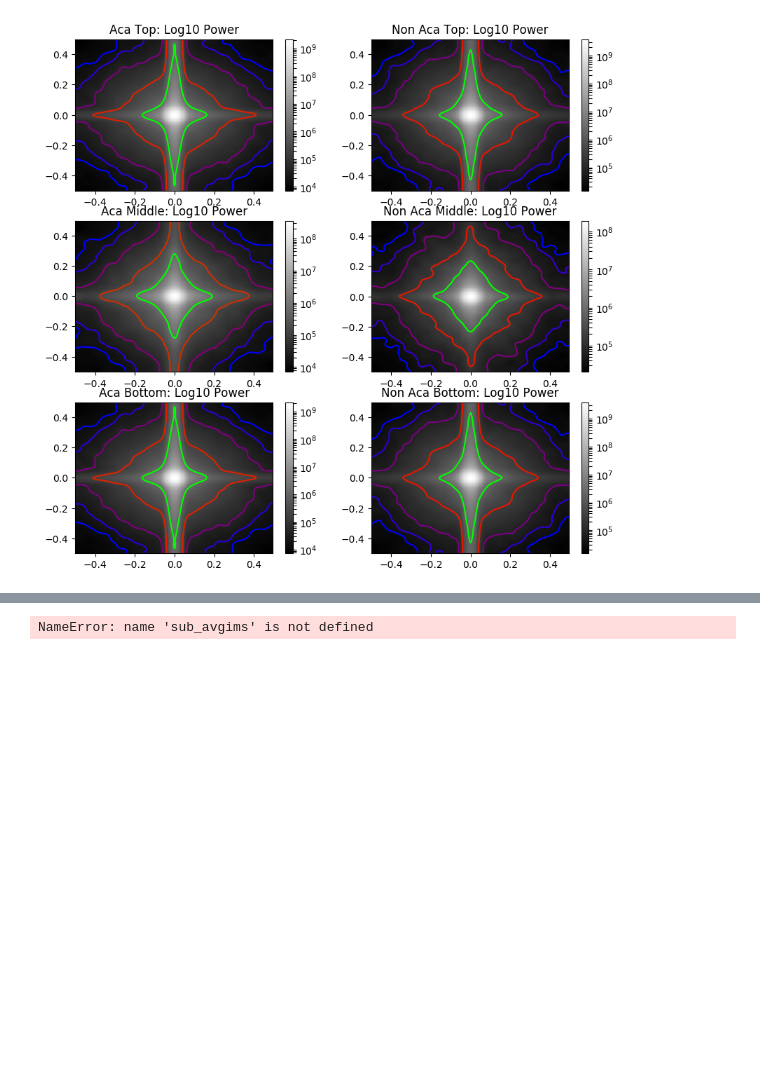
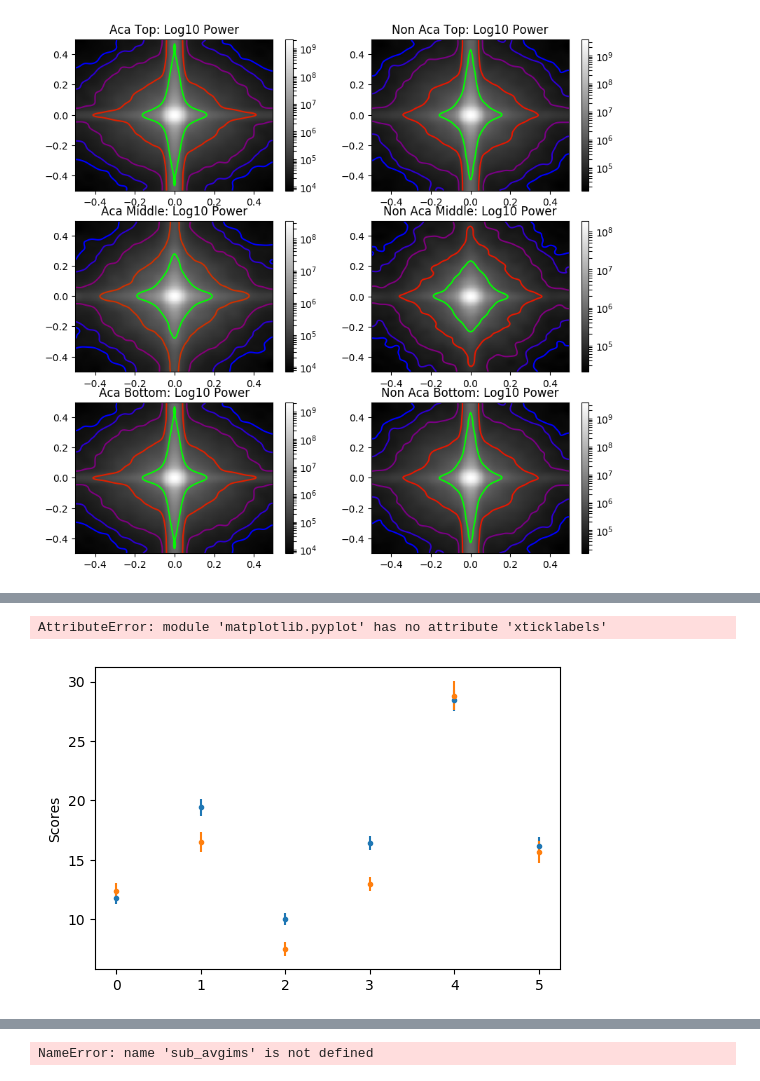
Before and after one commit to Akshugopi/myopiaNaturalScenes, a Jupyter notebook: myopiaNaturalScenes.ipynb, the cells around one changed output, grey strips where cells are left out. Saved outputs shown, nothing was run; the diff lists cells and outputs as text; code cells hidden in the pictures; blank space fills up the shorter version.

```diff
--- a/myopiaNaturalScenes.ipynb
+++ b/myopiaNaturalScenes.ipynb
@@ -359,0 +437,25 @@ contour_plotter(image_bottom,ps2d_bottom,fqs_bottom)
+# %%
+a_aca_vals = a['aca']
+a_aca_sds = a_alpha_fits[(a_alpha_fits.variable == 'a_se')]['aca']
+a_naca_vals = a['non_aca']
+a_naca_sds = a_alpha_fits[(a_alpha_fits.variable == 'a_se')]['non_aca']
+
+alpha_aca_vals = alpha['aca']
+alpha_aca_sds = a_alpha_fits[(a_alpha_fits.variable == 'alpha_se')]['aca']
+alpha_naca_vals = alpha['non_aca']
+alpha_naca_sds = a_alpha_fits[(a_alpha_fits.variable == 'alpha_se')]['non_aca']
+
+plt.figure()
+plt.errorbar(np.arange(6),a_aca_vals,a_aca_sds,label='academic',fmt='.')
+plt.errorbar(np.arange(6),a_naca_vals,a_naca_sds,label='non academic',fmt='.')
+plt.ylabel('Scores')
+plt.xticklabels(('G1', 'G2', 'G3', 'G4', 'G5')) ### whatsuphere
+plt.legend()
+
+plt.figure()
+plt.errorbar(np.arange(6),alpha_aca_vals,alpha_aca_sds,label='academic',fmt='.')
+plt.errorbar(np.arange(6),alpha_naca_vals,alpha_naca_sds,label='non academic',fmt='.')
+plt.legend()
+# %% [output]
+AttributeError: module 'matplotlib.pyplot' has no attribute 'xticklabels'
+[figure, added]
```
Also changed, not shown: parts of 6 cells of this notebook.
